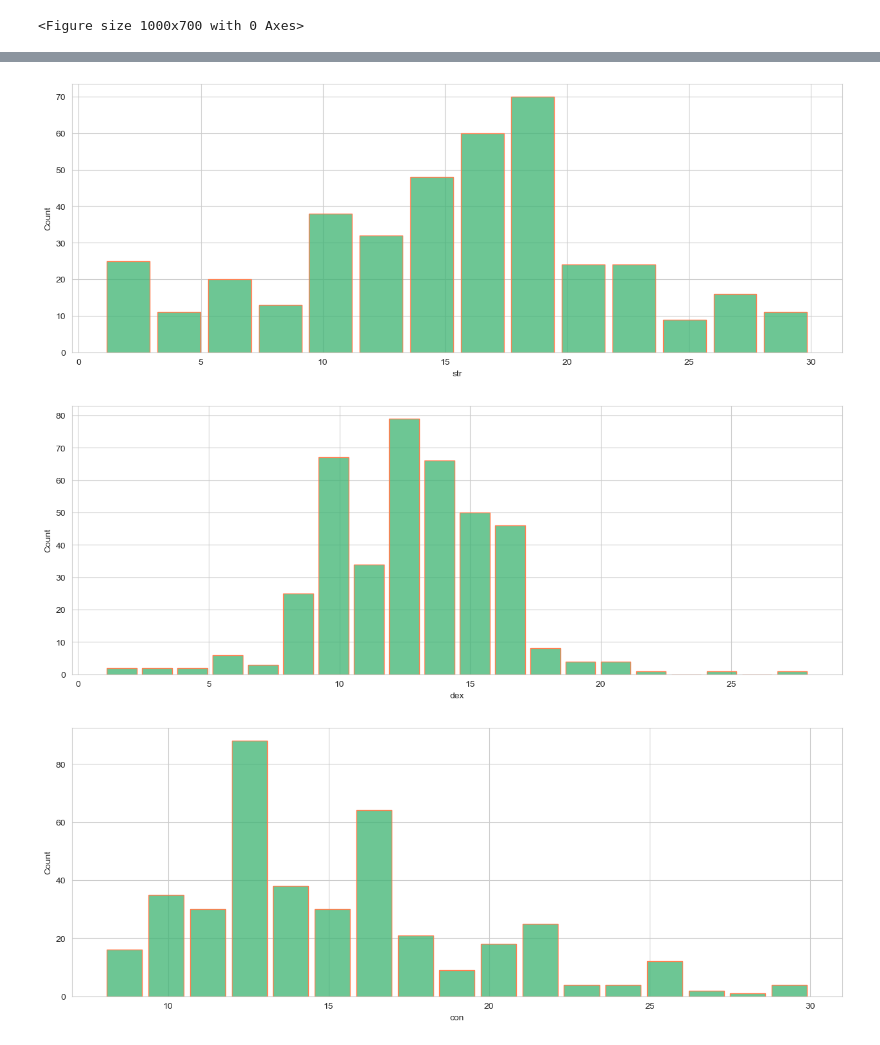
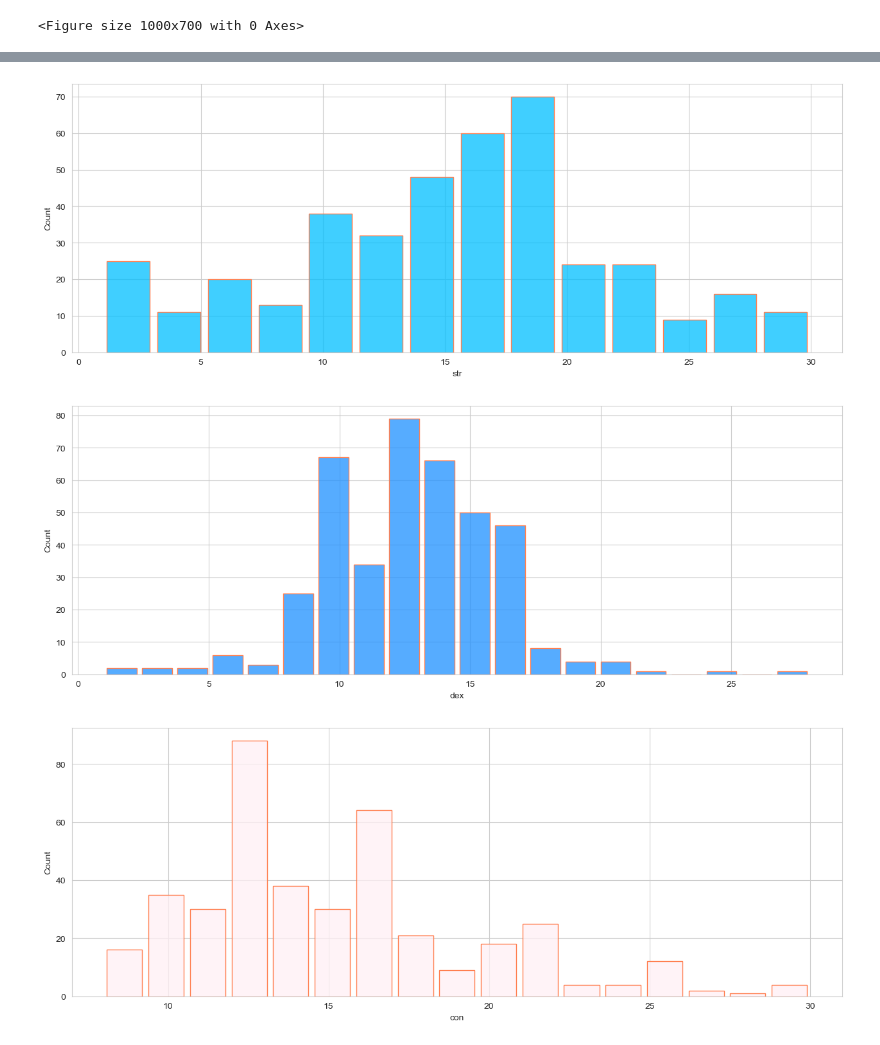
Before and after one commit to Astrolotll/CODE-Lancs-Python-Work, a Jupyter notebook: Python Database Project/Visual Database.ipynb, the cells around one changed output, grey strips where cells are left out. Cells and saved outputs as stored; diff of their text form; code cells hidden in the pictures.

```diff
--- a/Python Database Project/Visual Database.ipynb
+++ b/Python Database Project/Visual Database.ipynb
@@ -184,32 +212,32 @@ plt.subplots_adjust(bottom=0.01)
 # %%
 sns.set_style("whitegrid")
 plt.title="Strength"
-sns.histplot(data_df, x="str", color='#3cb371', edgecolor='#ff7f50', shrink=0.85)
+sns.histplot(data_df, x="str", color='#00bfff', edgecolor='#ff7f50', shrink=0.85)
 plt.subplots_adjust(right=2)
 plt.subplots_adjust(bottom=0.01)
 # %% [output]
-[figure, old version]
+[figure, new version]
 # %%
 #the above table shows the monsters grouped up into groups of equal levels of str (Strength)
 #it was interesting to see such a large spike close to the number 20, as Strength adds to the creatures attack (if they land a hit).
 # %%
 sns.set_style("whitegrid")
 plt.title="Dexterity"
-sns.histplot(data_df, x="dex", color='#3cb371', edgecolor='#ff7f50', shrink=0.85)
+sns.histplot(data_df, x="dex", color='#1e90ff', edgecolor='#ff7f50', shrink=0.85)
 plt.subplots_adjust(right=2)
 plt.subplots_adjust(bottom=0.01)
 # %% [output]
-[figure, old version]
+[figure, new version]
 # %%
 #the above table shows the monsters grouped up into groups of equal levels of dex (Dexterity)
 # %%
 sns.set_style("whitegrid")
 plt.title="Constitution"
-sns.histplot(data_df, x="con", color='#3cb371', edgecolor='#ff7f50', shrink=0.85)
+sns.histplot(data_df, x="con", color='#fff0f5', edgecolor='#ff7f50', shrink=0.85)
 plt.subplots_adjust(right=2)
 plt.subplots_adjust(bottom=0.01)
 # %% [output]
-[figure, old version]
+[figure, new version]
 # %%
 #the above table shows the monsters grouped up into groups of equal levels of con (Constitution)
 # %%
```
Also changed, not shown: parts of 23 cells of this notebook.
